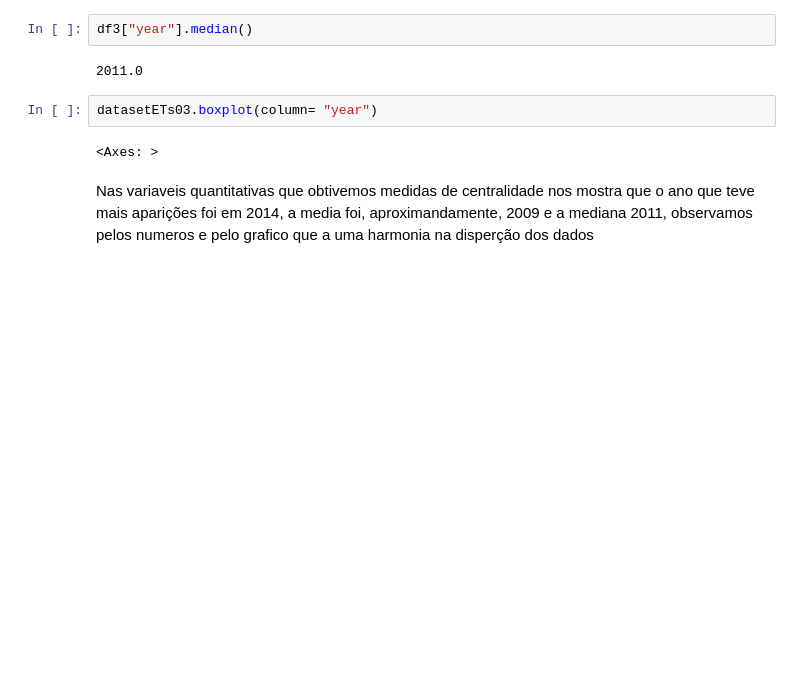
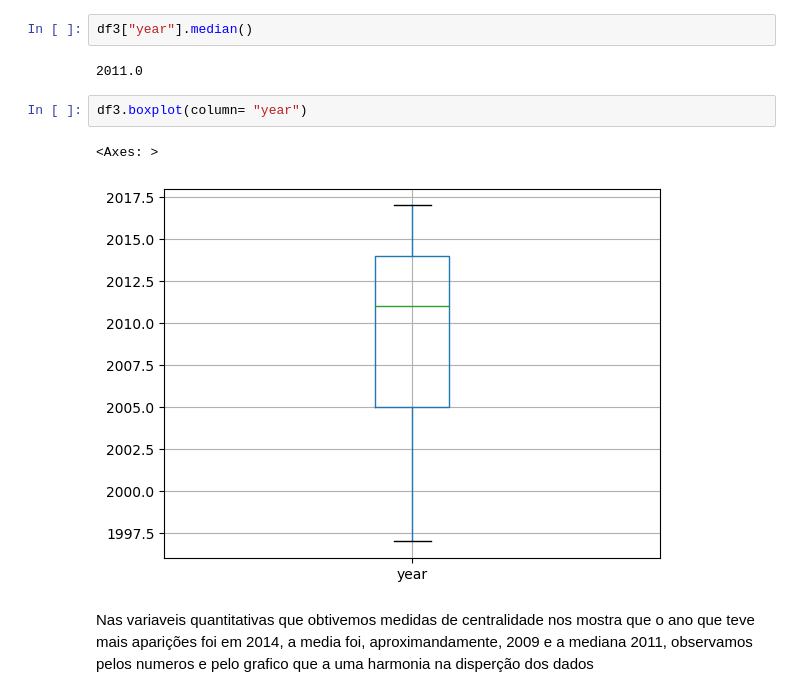
Before and after one commit to Simplicio-b/ufo-data-analytic, a Jupyter notebook: ProjetoPart2.ipynb, the cells around one changed output. Drawn from its saved outputs; the diff is of its cells as text; blank space fills up the shorter version.

```diff
--- a/ProjetoPart2.ipynb
+++ b/ProjetoPart2.ipynb
@@ -261,10 +236,11 @@ df3["year"].mean()
 df3["year"].median()
 # %% [output]
 2011.0
-# %%
-datasetETs03.boxplot(column= "year")
-# %% [output]
-<Axes: >
+# %%
+df3.boxplot(column= "year")
+# %% [output]
+<Axes: >
+[figure, added]
 # %% [markdown]
 Nas variaveis quantitativas que obtivemos medidas de centralidade nos mostra que o ano que teve mais aparições foi em 2014, a media foi, aproximandamente, 2009 e a mediana 2011, observamos pelos numeros e pelo grafico que a uma harmonia na disperção dos dados
 # %%
```
Also changed, not shown: parts of 27 cells of this notebook, 6 other files.
